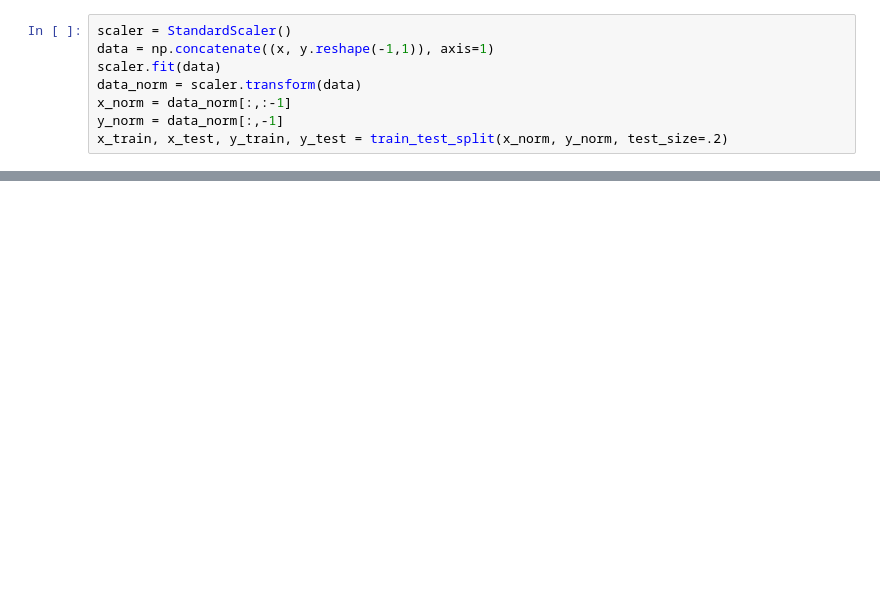
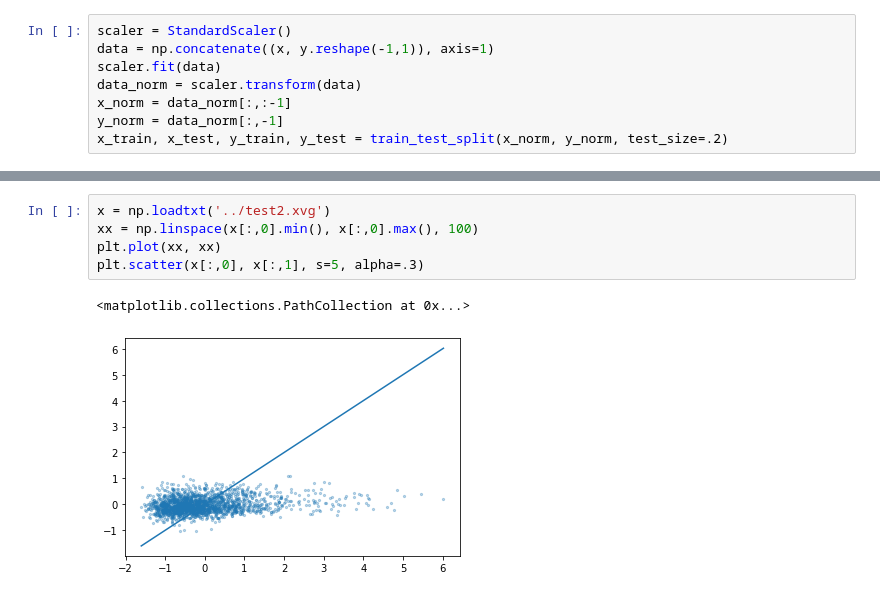
Before and after one commit to QHwan/WaterFeature, a Jupyter notebook: notebook/baseline.ipynb, the cells around one changed output, grey strips where cells are left out. Drawn from its saved outputs; the diff is of its cells as text; blank space fills up the shorter version.

```diff
--- a/notebook/baseline.ipynb
+++ b/notebook/baseline.ipynb
@@ -71,0 +72,8 @@ sns.distplot(y_train_pred)
+# %%
+x = np.loadtxt('../test2.xvg')
+xx = np.linspace(x[:,0].min(), x[:,0].max(), 100)
+plt.plot(xx, xx)
+plt.scatter(x[:,0], x[:,1], s=5, alpha=.3)
+# %% [output]
+<matplotlib.collections.PathCollection at 0x...>
+[figure, added]
```
Also changed, not shown: parts of 7 cells of this notebook, 7 other files.
